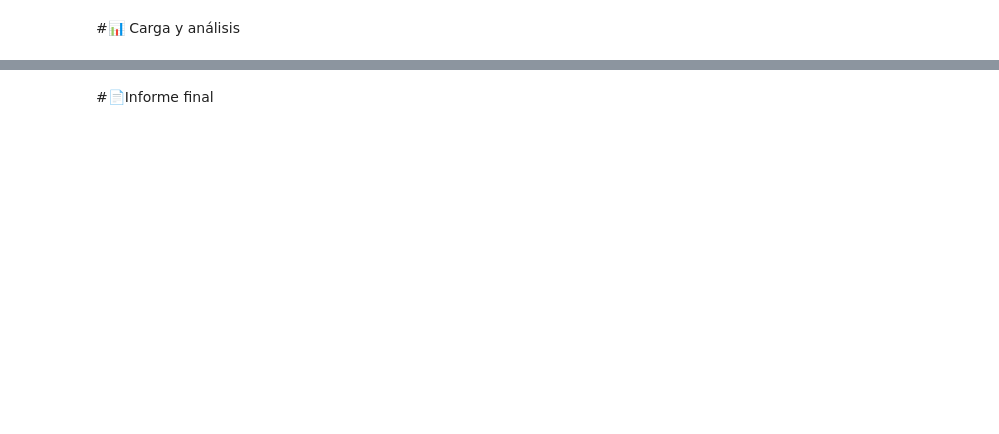
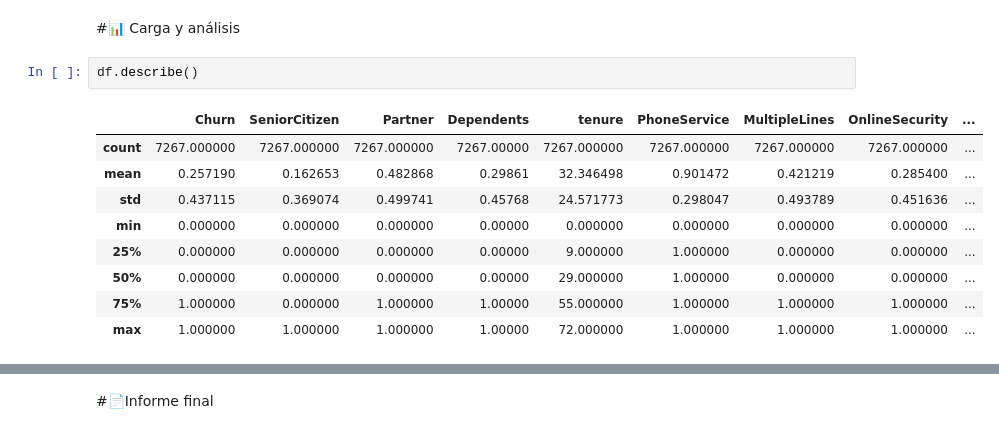
Before and after one commit to MyAppsTest/Challenge-Telecom-X, a Jupyter notebook: TelecomX_LATAM.ipynb, the cells around one changed output, grey strips where cells are left out. Saved outputs shown, nothing was run; the diff lists cells and outputs as text; blank space fills up the shorter version.

```diff
--- a/TelecomX_LATAM.ipynb
+++ b/TelecomX_LATAM.ipynb
@@ -89,2 +145,14 @@ df.head(10)
 # %% [markdown]
 #📊 Carga y análisis
+# %%
+df.describe()
+# %% [output]
+|  | Churn | SeniorCitizen | Partner | Dependents | tenure | PhoneService | MultipleLines | OnlineSecurity | ... |
+| count | 7267.000000 | 7267.000000 | 7267.000000 | 7267.00000 | 7267.000000 | 7267.000000 | 7267.000000 | 7267.000000 | ... |
+| mean | 0.257190 | 0.162653 | 0.482868 | 0.29861 | 32.346498 | 0.901472 | 0.421219 | 0.285400 | ... |
+| std | 0.437115 | 0.369074 | 0.499741 | 0.45768 | 24.571773 | 0.298047 | 0.493789 | 0.451636 | ... |
+| min | 0.000000 | 0.000000 | 0.000000 | 0.00000 | 0.000000 | 0.000000 | 0.000000 | 0.000000 | ... |
+| 25% | 0.000000 | 0.000000 | 0.000000 | 0.00000 | 9.000000 | 1.000000 | 0.000000 | 0.000000 | ... |
+| 50% | 0.000000 | 0.000000 | 0.000000 | 0.00000 | 29.000000 | 1.000000 | 0.000000 | 0.000000 | ... |
+| 75% | 1.000000 | 0.000000 | 1.000000 | 1.00000 | 55.000000 | 1.000000 | 1.000000 | 1.000000 | ... |
+| max | 1.000000 | 1.000000 | 1.000000 | 1.00000 | 72.000000 | 1.000000 | 1.000000 | 1.000000 | ... |
```
Also changed, not shown: parts of 18 cells of this notebook.
